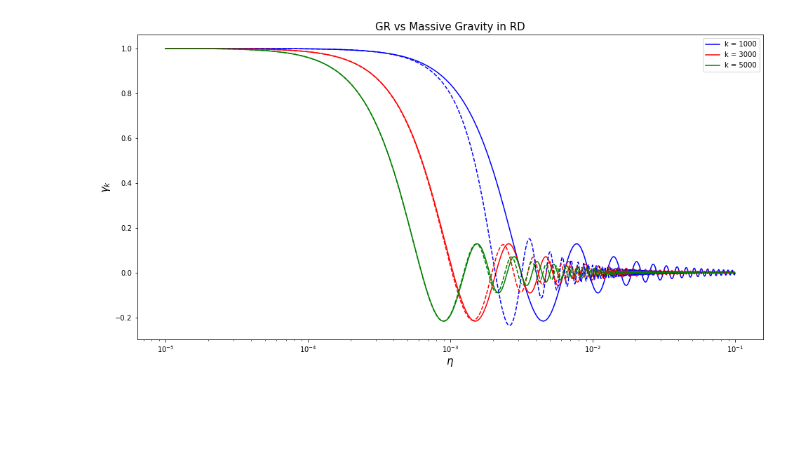
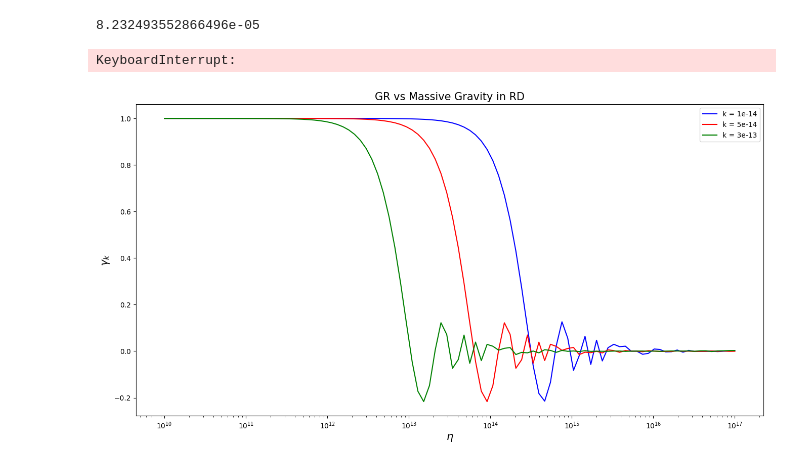
Before and after one commit to V3DK/inflationary-research, a Jupyter notebook: massive gravity/GW Signal from MG (1).ipynb, the cells around one changed output. Cells and saved outputs as stored; diff of their text form; code cells hidden in the pictures; blank space fills up the shorter version.

```diff
--- a/massive gravity/GW Signal from MG (1).ipynb
+++ b/massive gravity/GW Signal from MG (1).ipynb
@@ -103,14 +103,27 @@ def md_eq_new(m_gw, k, a_func):
 # simulator(True, False, 0, [1000, 2000, 3000], ["b-", "r-", "g-"], lambda eta: eta, (-5, 0, 5000), rd_eq_new, r"$\eta$", r"Test: $\gamma_{k}$", "GR in RD (Indirect Solution)")
 # %%
 #GR and MG entering in RD, indirect, both plotted
-arr = [1000, 3000, 5000]
+
+M_GW = 2 * 1e-7 #see emir, numerical section
+H_0 = M_GW / 1e10
+h = 0.71
+omega_R = (4.15 * 1e-5) / (h**2) #see emir
+k_c = H_0 * 1e4
+
+def RD_a_func(eta):
+    return H_0 * np.sqrt(omega_R) * eta
+
+
+arr = [1e-14, 5e-14, 3e-13]
 #GR
-simulator(True, False, 0, arr, ["b-", "r-", "g-"], lambda eta: eta, (-5, -1, 5000), rd_eq_new, r"$\eta$", r"$\gamma_{k}$", "GR vs Massive Gravity in RD")
+simulator(True, False, 0 * M_GW, arr, ["b-", "r-", "g-"], RD_a_func, (10, 17, 100), rd_eq_new, r"$\eta$", r"$\gamma_{k}$", "GR vs Massive Gravity in RD")
 # simulator(True, False, 0, [1, 2, 3], ["b-", "r-", "g-"], lambda eta: eta, (-1, 2, 5000), rd_eq_new, r"$\eta$", r"$\gamma_{k}$", "GR vs massive gravity (dotted) in RD")
 
 #MG
-simulator(True, True, 1e6, arr, ["b--", "r--", "g--"], lambda eta: eta, (-5, -1, 5000), rd_eq_new, "","", "")
+simulator(True, True, 1 * M_GW, arr, ["b--", "r--", "g--"], RD_a_func, (10, 17, 100), rd_eq_new, "","", "")
 # simulator(True, True, 1, [1, 2, 3], ["b--", "r--", "g--"], lambda eta: eta, (-1, 2, 5000), rd_eq_new, "", "", "")
 # %% [output]
+8.232493552866496e-05
+KeyboardInterrupt:
-[figure, old version]
+[figure, new version]
 # %%
```
Also changed, not shown: parts of 7 cells of this notebook, 8 other files.
